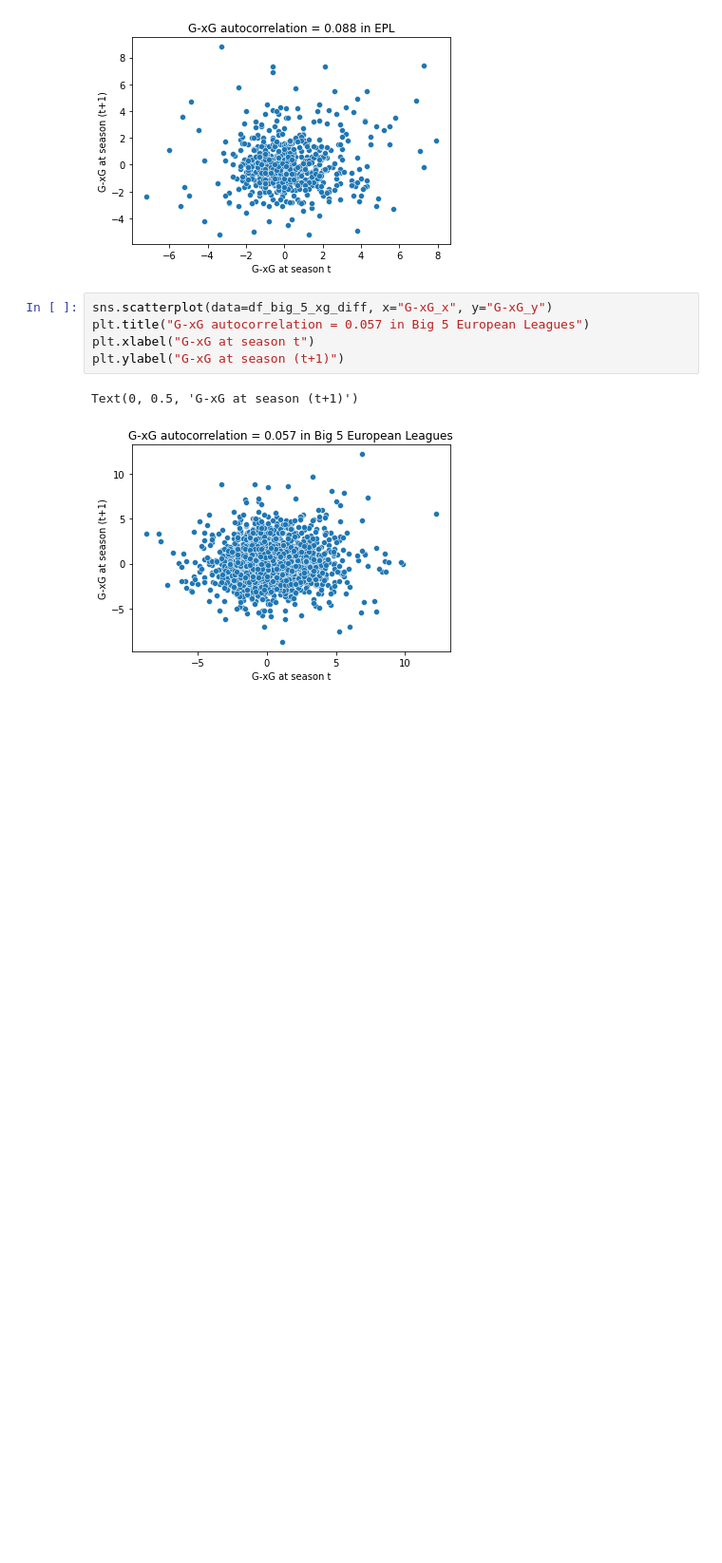
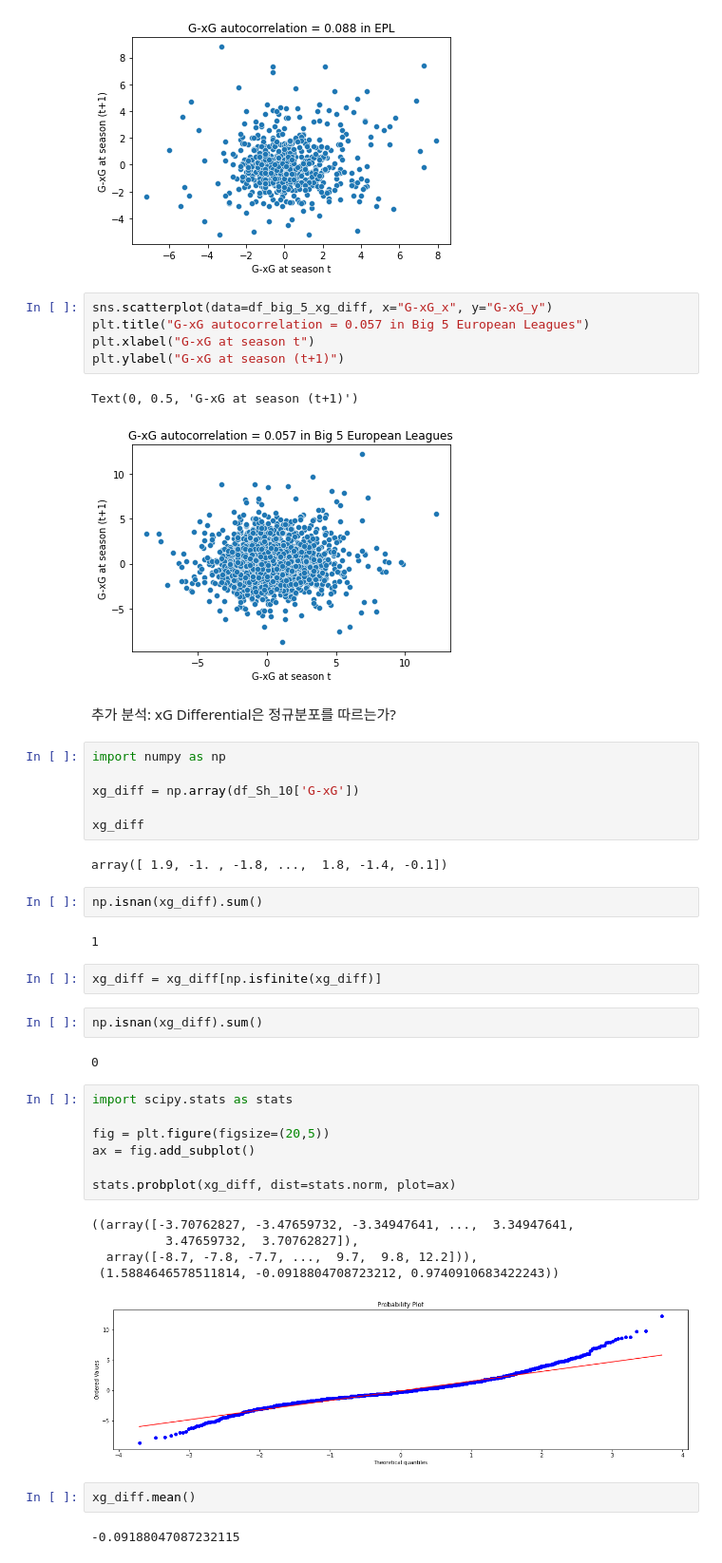
Before and after one commit to cacbondioxit/xG-Differential-Project, a Jupyter notebook: xG_Differential_Project.ipynb, the cells around one changed output. Shown: that part at 95% size. Saved outputs shown, nothing was run; the diff lists cells and outputs as text; blank space fills up the shorter version.

```diff
--- a/xG_Differential_Project.ipynb
+++ b/xG_Differential_Project.ipynb
@@ -297,3 +297,40 @@ plt.ylabel("G-xG at season (t+1)")
 # %% [output]
 Text(0, 0.5, 'G-xG at season (t+1)')
 [figure]
+# %% [markdown]
+추가 분석: xG Differential은 정규분포를 따르는가?
+# %%
+import numpy as np
+
+xg_diff = np.array(df_Sh_10['G-xG'])
+
+xg_diff
+# %% [output]
+array([ 1.9, -1. , -1.8, ...,  1.8, -1.4, -0.1])
+# %%
+np.isnan(xg_diff).sum()
+# %% [output]
+1
+# %%
+xg_diff = xg_diff[np.isfinite(xg_diff)]
+# %%
+np.isnan(xg_diff).sum()
+# %% [output]
+0
+# %%
+import scipy.stats as stats
+
+fig = plt.figure(figsize=(20,5))
+ax = fig.add_subplot()
+
+stats.probplot(xg_diff, dist=stats.norm, plot=ax)
+# %% [output]
+((array([-3.70762827, -3.47659732, -3.34947641, ...,  3.34947641,
+          3.47659732,  3.70762827]),
+  array([-8.7, -7.8, -7.7, ...,  9.7,  9.8, 12.2])),
+ (1.5884646578511814, -0.0918804708723212, 0.9740910683422243))
+[figure, added]
+# %%
+xg_diff.mean()
+# %% [output]
+-0.09188047087232115
```
Also changed, not shown: parts of 6 cells of this notebook.
